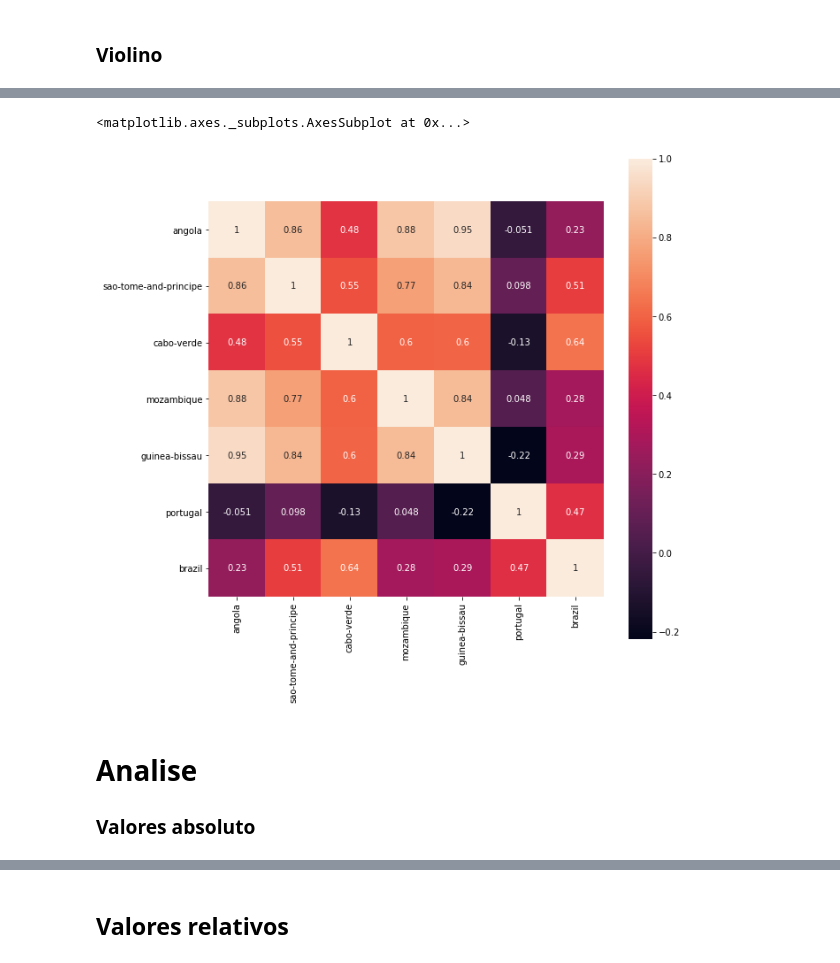
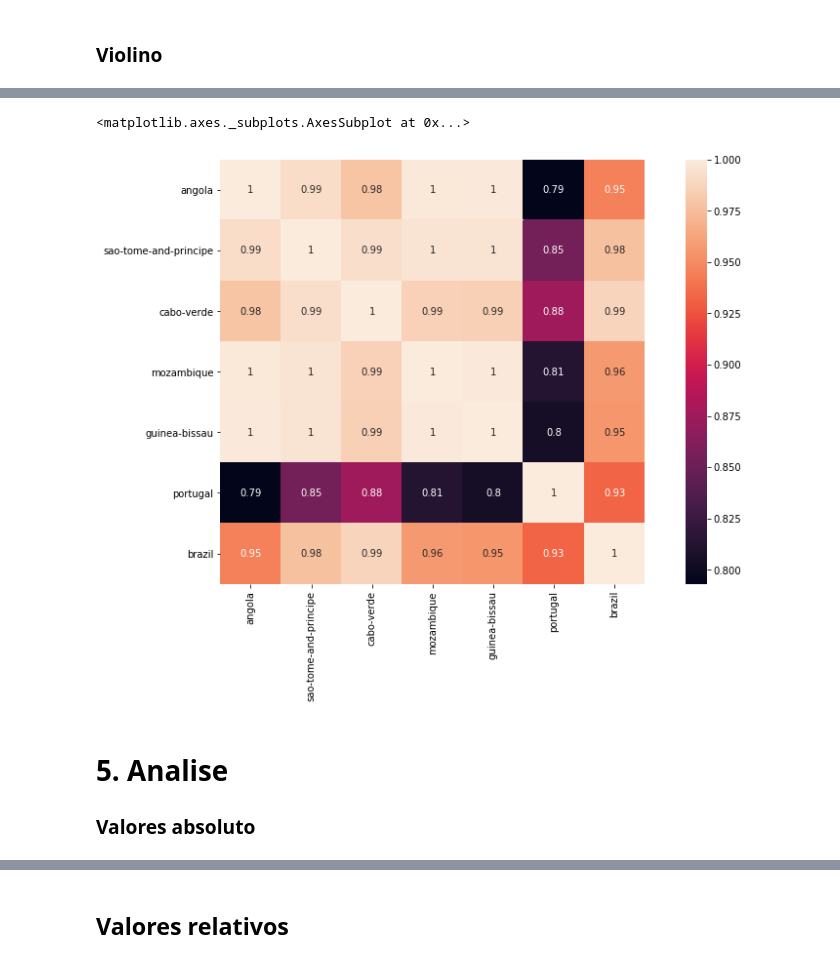
Before and after one commit to LeideSoares/machine_learning_portuguese_tutorial, a Jupyter notebook: a2_libraries/a3_matplotlib_seaborn_visualizacao.ipynb, the cells around one changed output, grey strips where cells are left out. Saved outputs shown, nothing was run; the diff lists cells and outputs as text; code cells hidden in the pictures.

```diff
--- a/a2_libraries/a3_matplotlib_seaborn_visualizacao.ipynb
+++ b/a2_libraries/a3_matplotlib_seaborn_visualizacao.ipynb
@@ -216,14 +193,13 @@ sns.violinplot(evop_dif.angola)
+# %%
+evop_corr = evop_cplp.corr()
 # %%
-evop_corr = evop_dif.corr()
-
-
-plt.figure(figsize = (10,10))
-sns.heatmap(evop_corr, annot = True, square=True)
+plt.figure(figsize = (15, 8))
+sns.heatmap(evop_corr, annot = True, square = True)
 # %% [output]
 <matplotlib.axes._subplots.AxesSubplot at 0x...>
-[figure, old version]
+[figure, new version]
 # %% [markdown]
-# Analise
+# 5. Analise
 ### Valores absoluto
 # %%
 evop_cplp.plot(figsize = (15, 8))
```
Also changed, not shown: parts of 44 cells of this notebook, 7 other files.
